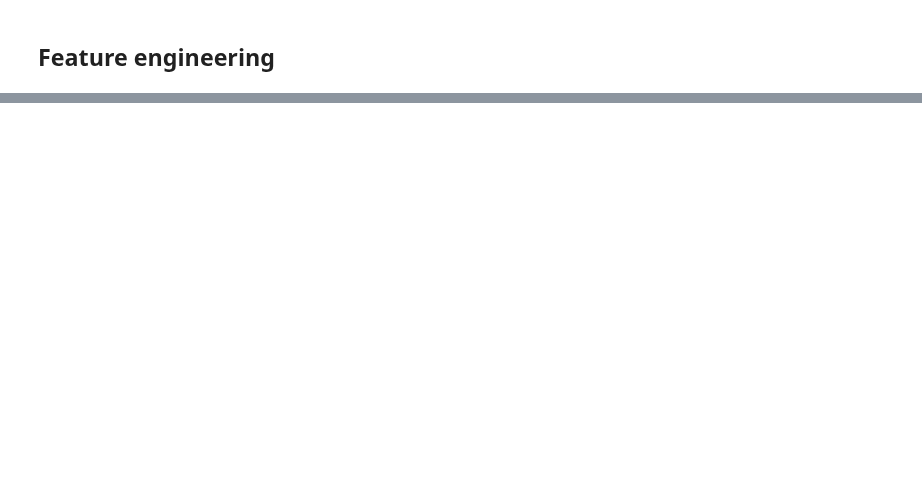
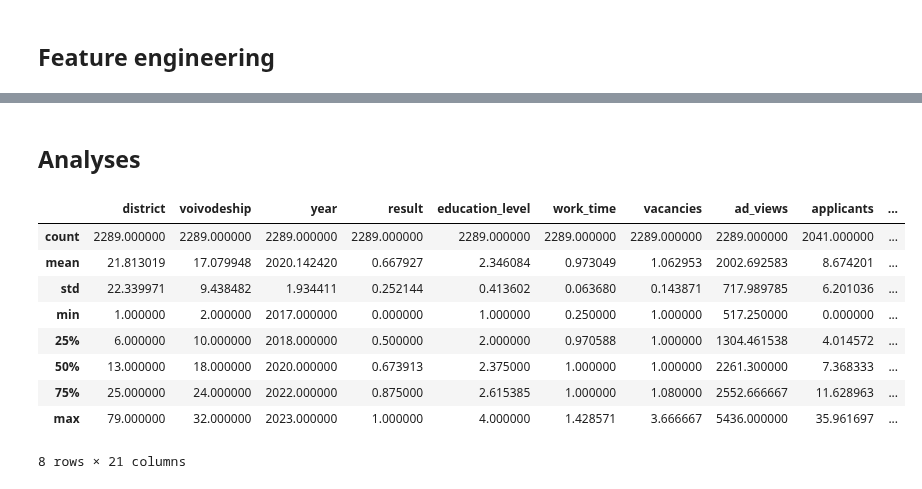
Before and after one commit to BERENZ/2024-mgr-sluzba-cywilna, a Jupyter notebook: Python/Code/feature_engineering.ipynb, the cells around one changed output, grey strips where cells are left out. Cells and saved outputs as stored; diff of their text form; code cells hidden in the pictures; blank space fills up the shorter version.

```diff
--- a/Python/Code/feature_engineering.ipynb
+++ b/Python/Code/feature_engineering.ipynb
@@ -136,0 +160,15 @@ df_numerical_district_level.head(100)
+# %% [markdown]
+## Analyses
+# %%
+df_numerical_district_level.describe()
+# %% [output]
+|  | district | voivodeship | year | result | education_level | work_time | vacancies | ad_views | applicants | ... |
+| count | 2289.000000 | 2289.000000 | 2289.000000 | 2289.000000 | 2289.000000 | 2289.000000 | 2289.000000 | 2289.000000 | 2041.000000 | ... |
+| mean | 21.813019 | 17.079948 | 2020.142420 | 0.667927 | 2.346084 | 0.973049 | 1.062953 | 2002.692583 | 8.674201 | ... |
+| std | 22.339971 | 9.438482 | 1.934411 | 0.252144 | 0.413602 | 0.063680 | 0.143871 | 717.989785 | 6.201036 | ... |
+| min | 1.000000 | 2.000000 | 2017.000000 | 0.000000 | 1.000000 | 0.250000 | 1.000000 | 517.250000 | 0.000000 | ... |
+| 25% | 6.000000 | 10.000000 | 2018.000000 | 0.500000 | 2.000000 | 0.970588 | 1.000000 | 1304.461538 | 4.014572 | ... |
+| 50% | 13.000000 | 18.000000 | 2020.000000 | 0.673913 | 2.375000 | 1.000000 | 1.000000 | 2261.300000 | 7.368333 | ... |
+| 75% | 25.000000 | 24.000000 | 2022.000000 | 0.875000 | 2.615385 | 1.000000 | 1.080000 | 2552.666667 | 11.628963 | ... |
+| max | 79.000000 | 32.000000 | 2023.000000 | 1.000000 | 4.000000 | 1.428571 | 3.666667 | 5436.000000 | 35.961697 | ... |
+8 rows × 21 columns
```
Also changed, not shown: parts of 7 cells of this notebook.
